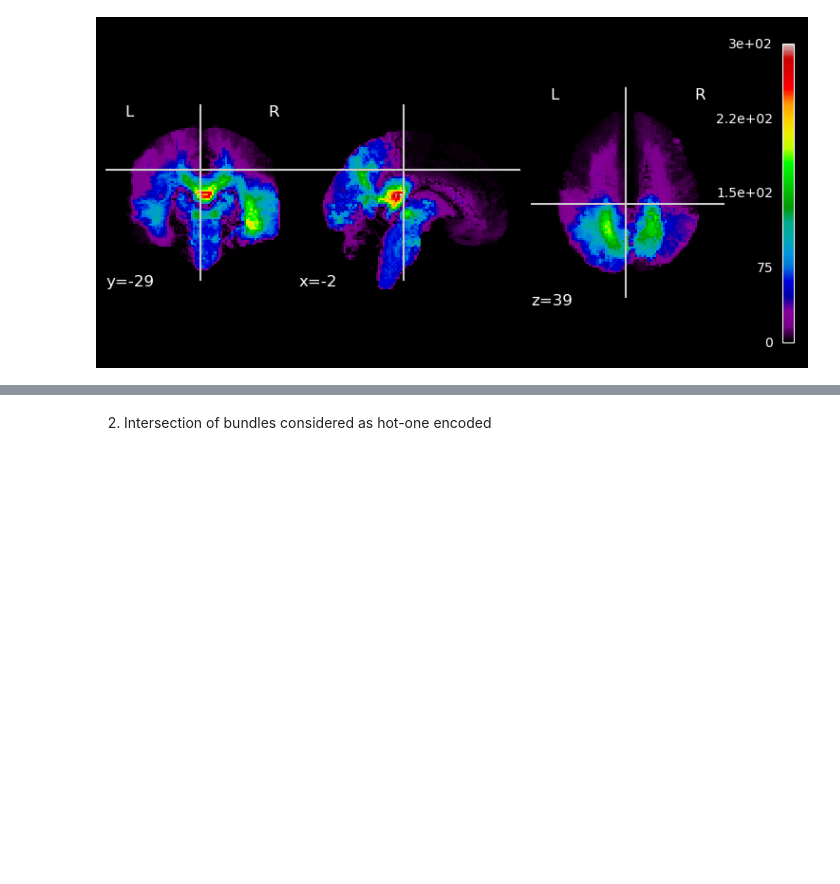
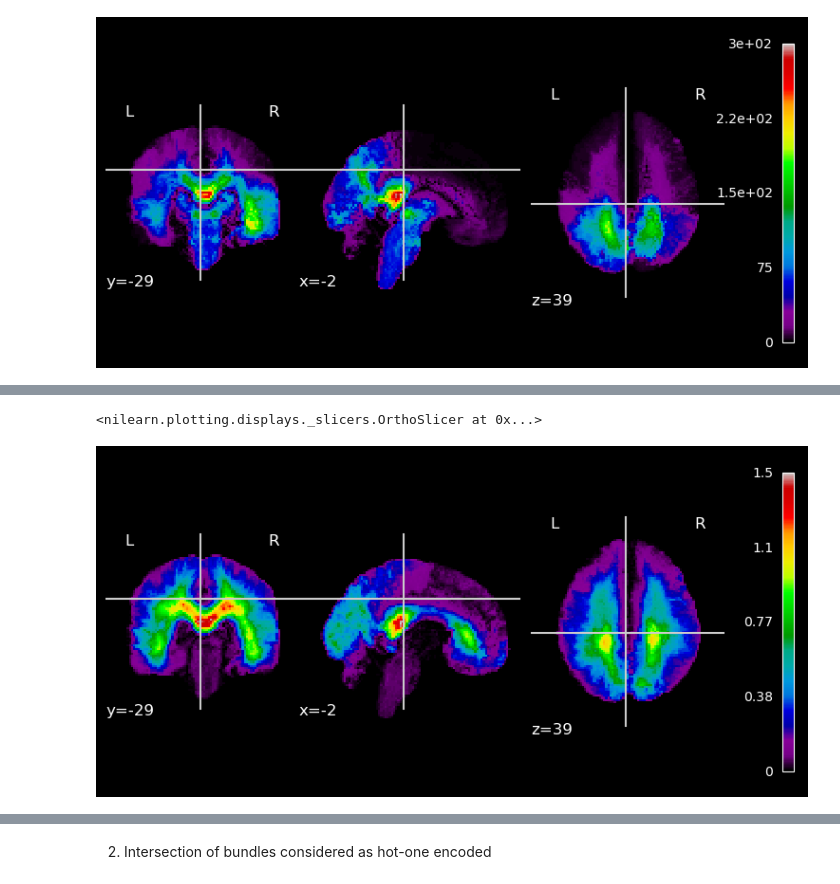
Before and after one commit to miki998/structural_wminpainting, a Jupyter notebook: functional_fiberatlas.ipynb, the cells around one changed output, grey strips where cells are left out. Saved outputs shown, nothing was run; the diff lists cells and outputs as text; code cells hidden in the pictures; blank space fills up the shorter version.

```diff
--- a/functional_fiberatlas.ipynb
+++ b/functional_fiberatlas.ipynb
@@ -443,0 +528,5 @@ plot_epi(abs_nifti(nib.Nifti1Image(wm_inpainted_conn, affine=rest_affine)), colo
+# %%
+plot_epi(abs_nifti(nib.Nifti1Image(wm_inpainted_conn_lreg, affine=rest_affine)), colorbar=True, cut_coords=(-2,-29,39))
+# %% [output]
+<nilearn.plotting.displays._slicers.OrthoSlicer at 0x...>
+[figure, added]
```
Also changed, not shown: parts of 21 cells of this notebook.
